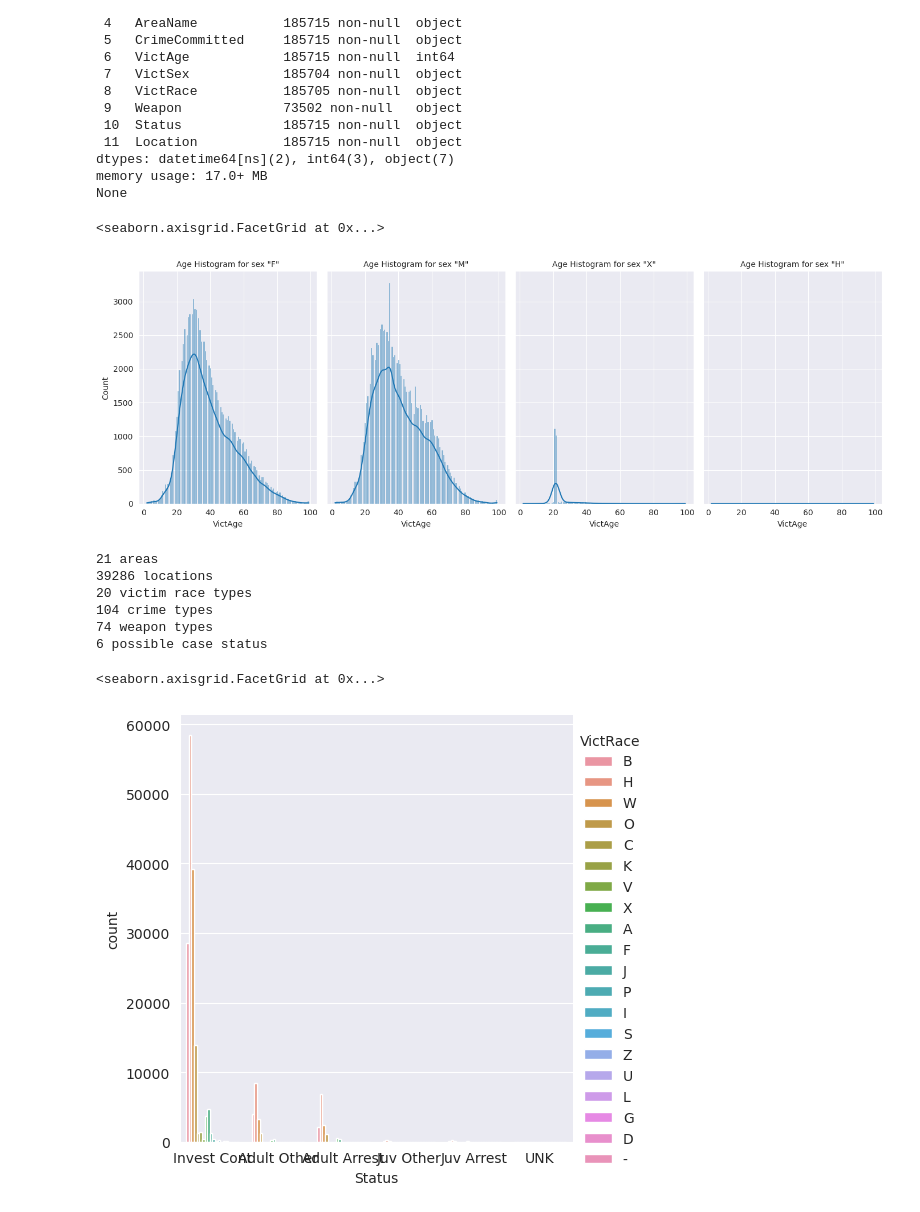
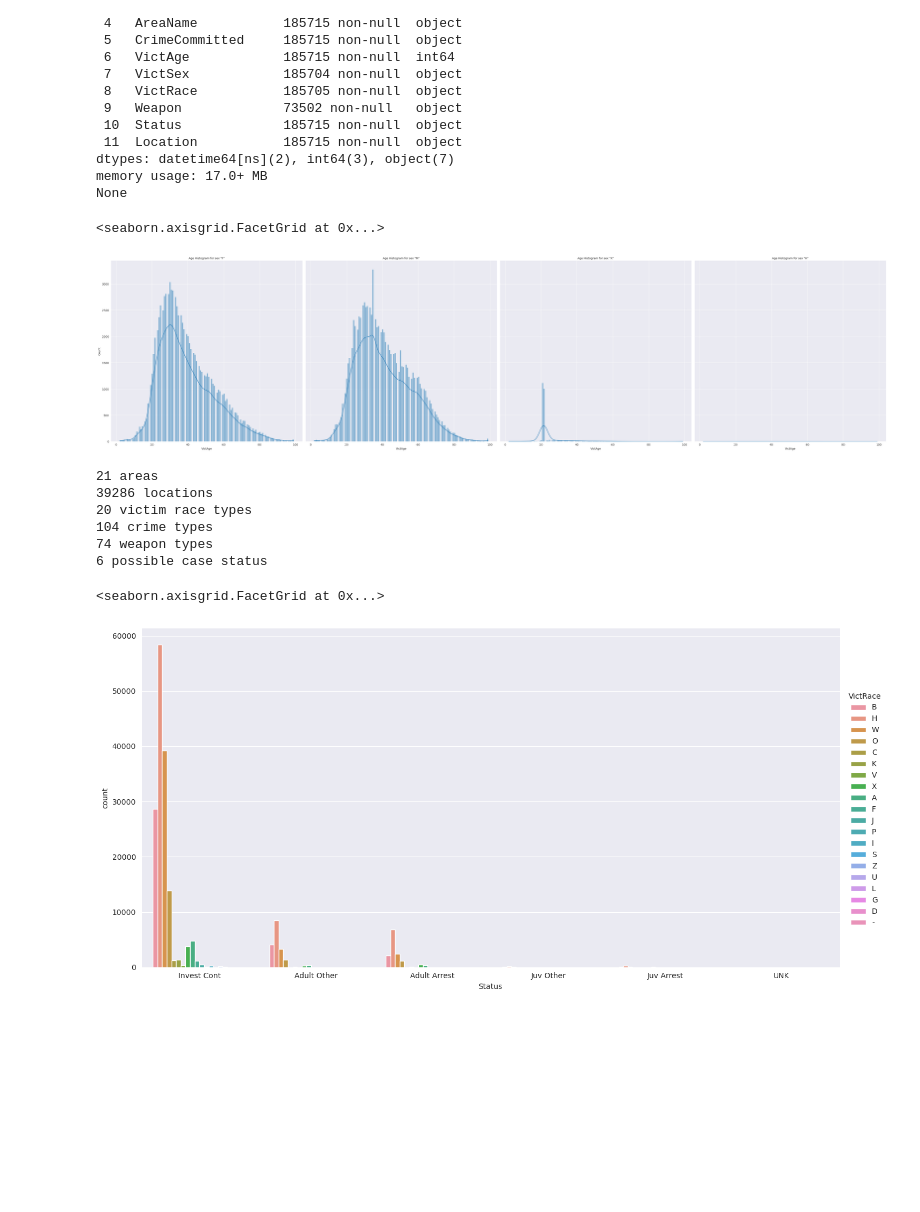
Before and after one commit to carlosjesuscaro/data_analysis_la_crime, a Jupyter notebook: main.ipynb, the cells around one changed output. Saved outputs shown, nothing was run; the diff lists cells and outputs as text; code cells hidden in the pictures; blank space fills up the shorter version.

Commit message:
Additional plotting

```diff
--- a/main.ipynb
+++ b/main.ipynb
@@ -67,11 +67,11 @@ memory usage: 17.0+ MB
 None
 # %%
 # Data plotting and exploring
-h = sns.displot(data=data, x='VictAge', kind='hist', kde=True, col='VictSex', aspect=0.7)
+h = sns.displot(data=data, x='VictAge', kind='hist', kde=True, col='VictSex', aspect=1, height=10)
 h.set_titles('Age Histogram for sex "{col_name}"')
 # %% [output]
 <seaborn.axisgrid.FacetGrid at 0x...>
-[figure, old version]
+[figure, new version]
 # %%
 print(f'{data["AreaName"].nunique()} areas')
 print(f'{data["Location"].nunique()} locations')
@@ -87,7 +87,9 @@ print(f'{data["Status"].nunique()} possible case status')
 74 weapon types
 6 possible case status
 # %%
-sns.catplot(data=data, x='Status', kind='count', hue='VictRace')
+sns.set_style('darkgrid')
+sns.color_palette('coolwarm')
+sns.catplot(data=data, x='Status', kind='count', hue='VictRace', aspect=2, height=7)
 # %% [output]
 <seaborn.axisgrid.FacetGrid at 0x...>
-[figure, old version]
+[figure, new version]
```
Also changed, not shown: parts of 1 cell of this notebook.
